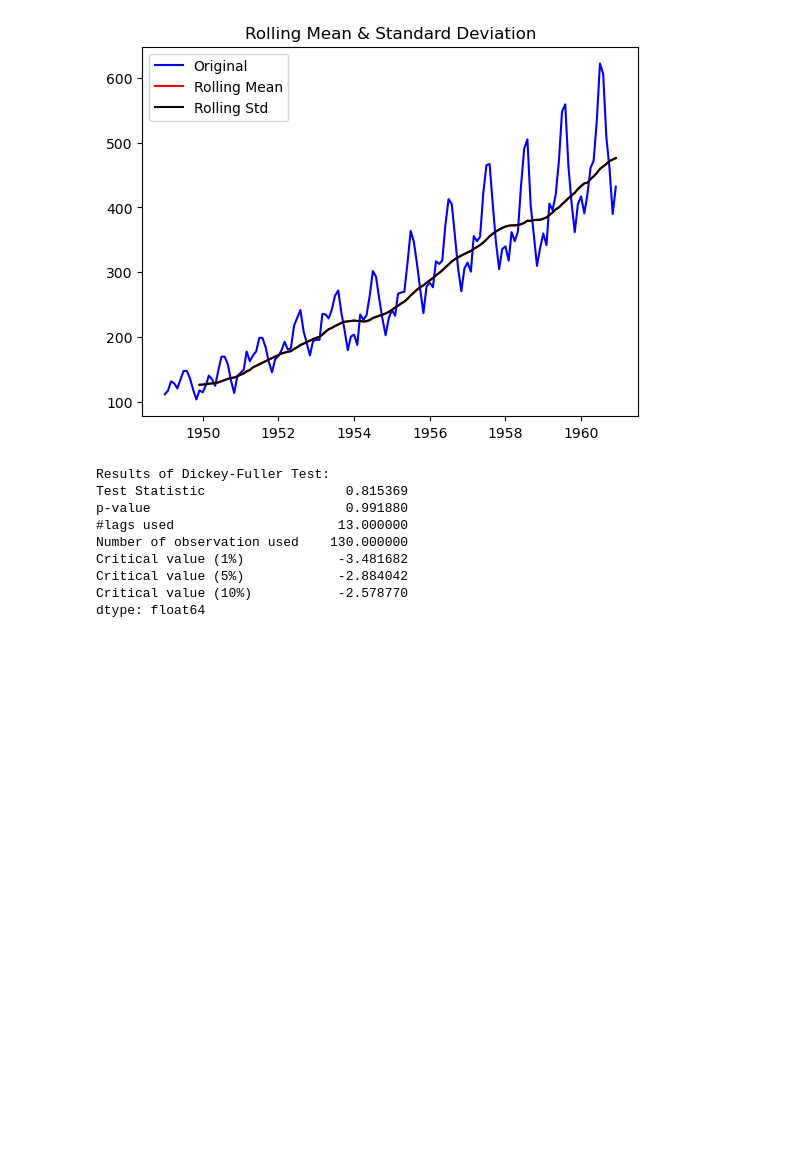
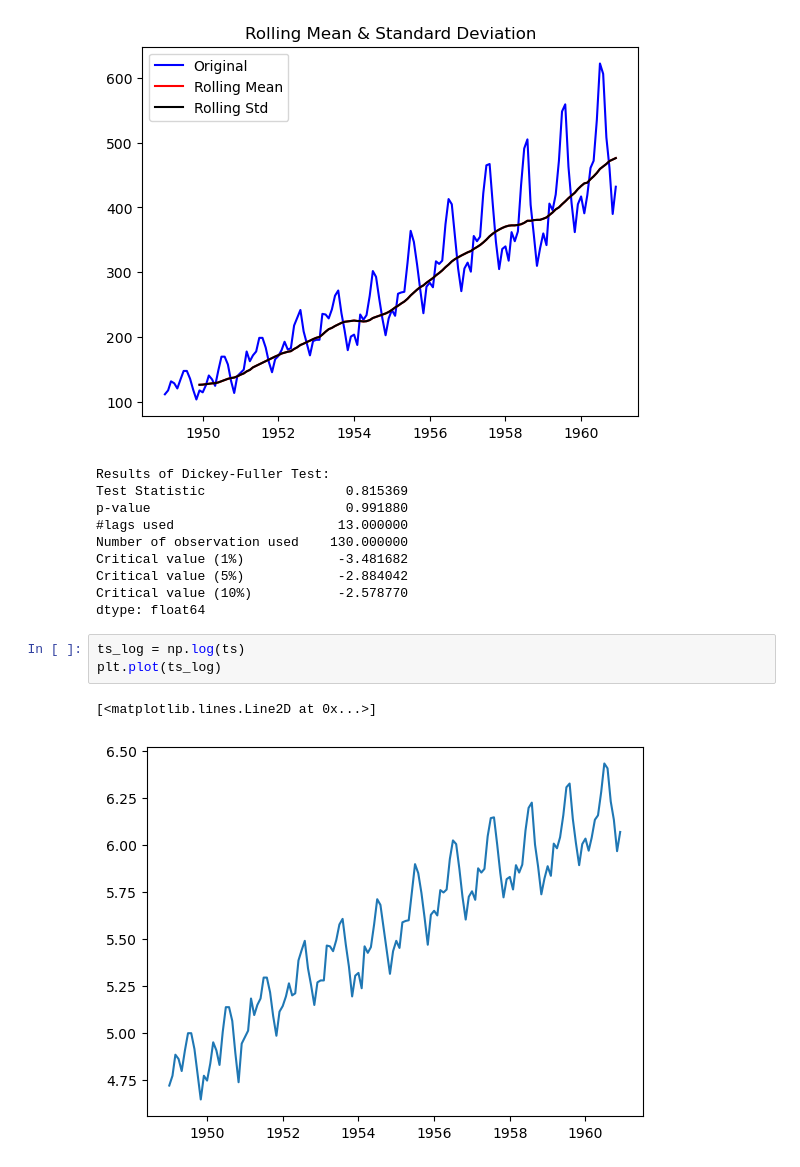
Before and after one commit to Ashish0234/Time_Series, a Jupyter notebook: time_series_day1.ipynb, the cells around one changed output. Cells and saved outputs as stored; diff of their text form; blank space fills up the shorter version.

```diff
--- a/time_series_day1.ipynb
+++ b/time_series_day1.ipynb
@@ -98,3 +98,9 @@ Critical value (1%)            -3.481682
 Critical value (5%)            -2.884042
 Critical value (10%)           -2.578770
 dtype: float64
+# %%
+ts_log = np.log(ts)
+plt.plot(ts_log)
+# %% [output]
+[<matplotlib.lines.Line2D at 0x...>]
+[figure, added]
```
Also changed, not shown: parts of 26 cells of this notebook.
